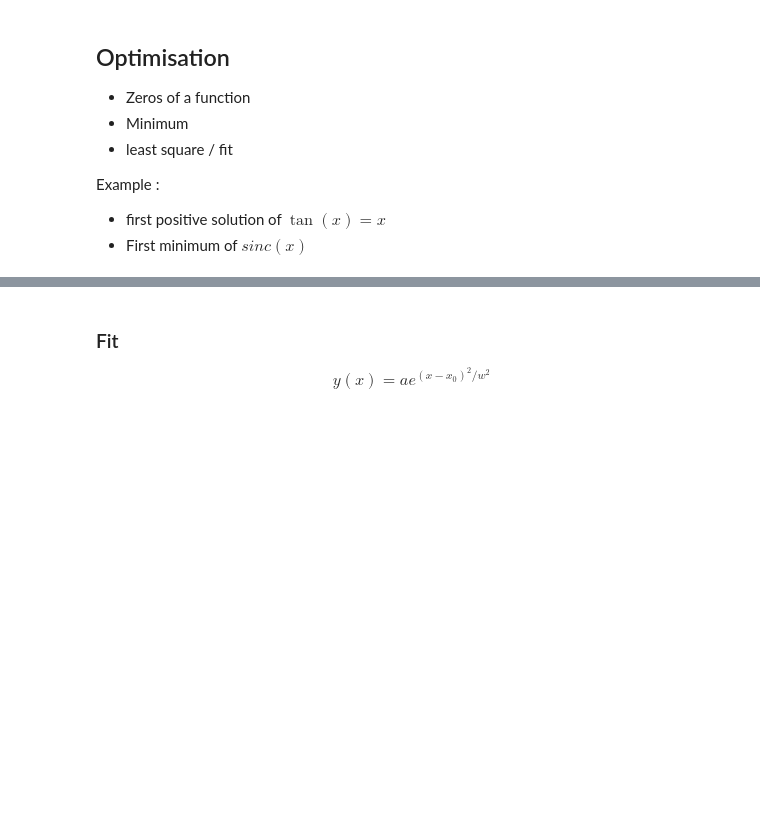
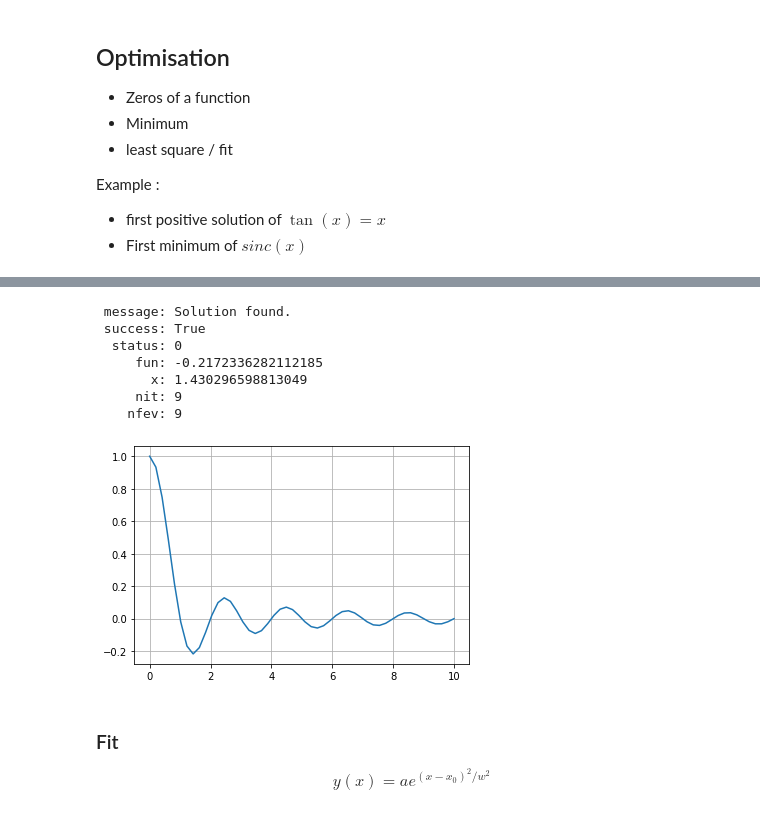
Before and after one commit to clade/EDPIF2023, a Jupyter notebook: module2/Scipy.ipynb, the cells around one changed output, grey strips where cells are left out. Drawn from its saved outputs; the diff is of its cells as text; code cells hidden in the pictures; blank space fills up the shorter version.

```diff
--- a/module2/Scipy.ipynb
+++ b/module2/Scipy.ipynb
@@ -102,0 +195,19 @@ from scipy.optimize import root_scalar, minimize_scalar
+# %%
+x = np.linspace(0, 10)
+
+fig = figure()
+ax =fig.subplots(1, 1)
+
+ax.plot(x, np.sinc(x))
+ax.grid()
+
+minimize_scalar(np.sinc, bounds = [1, 2])
+# %% [output]
+ message: Solution found.
+ success: True
+  status: 0
+     fun: -0.2172336282112185
+       x: 1.430296598813049
+     nit: 9
+    nfev: 9
+[figure, added]
```
Also changed, not shown: parts of 16 cells of this notebook, 3 other files.
